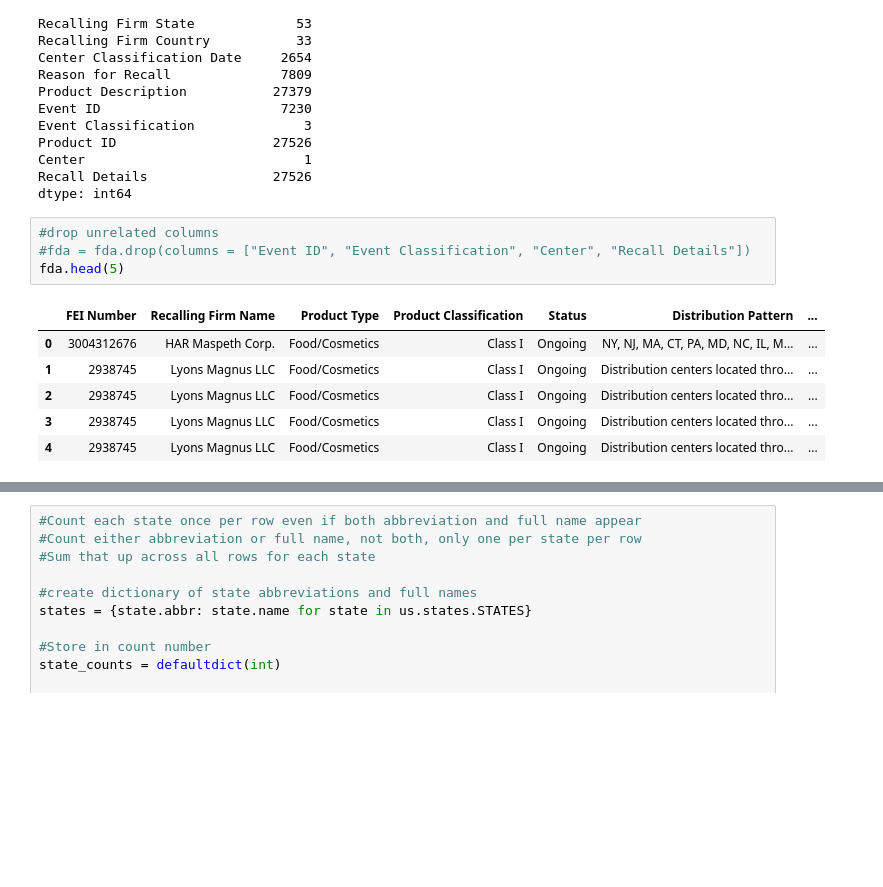
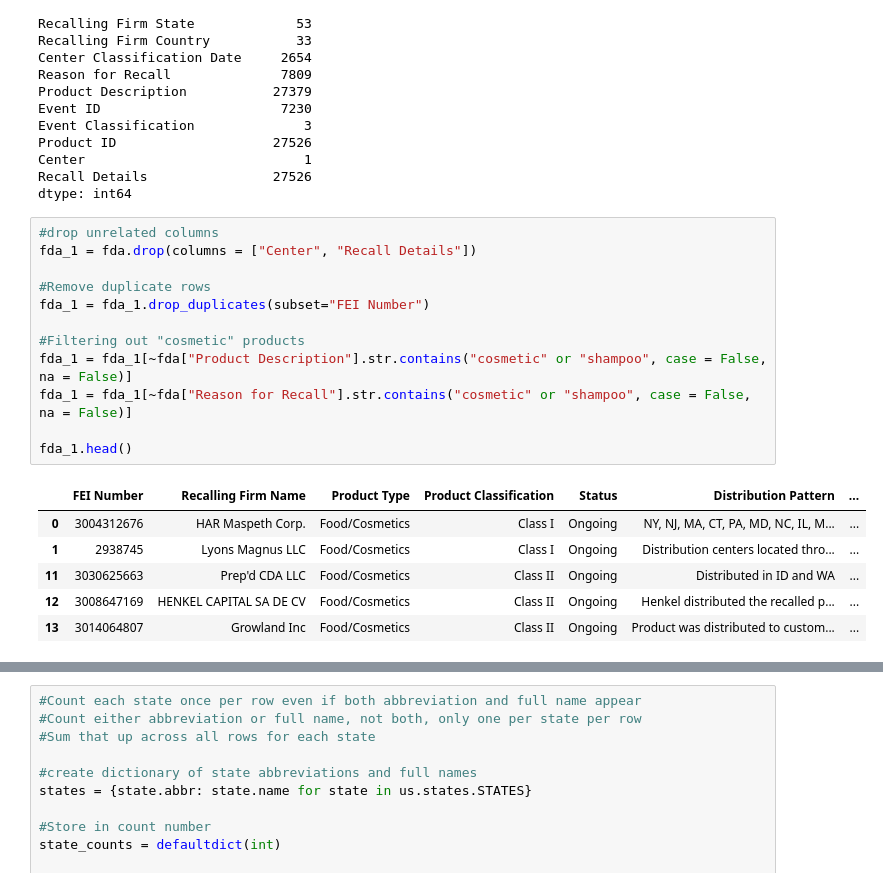
Before and after one commit to Pimtroja/Food_Recall_Trends_Impact, a Jupyter notebook: DataCleaning2.ipynb, the cells around one changed output, grey strips where cells are left out. Drawn from its saved outputs; the diff is of its cells as text; blank space fills up the shorter version.

```diff
--- a/DataCleaning2.ipynb
+++ b/DataCleaning2.ipynb
@@ -116,12 +118,20 @@ Recall Details                27526
 dtype: int64
 # %%
 #drop unrelated columns
-#fda = fda.drop(columns = ["Event ID", "Event Classification", "Center", "Recall Details"])
-fda.head(5)
+fda_1 = fda.drop(columns = ["Center", "Recall Details"])
+
+#Remove duplicate rows
+fda_1 = fda_1.drop_duplicates(subset="FEI Number")
+
+#Filtering out "cosmetic" products
+fda_1 = fda_1[~fda["Product Description"].str.contains("cosmetic" or "shampoo", case = False, na = False)]
+fda_1 = fda_1[~fda["Reason for Recall"].str.contains("cosmetic" or "shampoo", case = False, na = False)]
+
+fda_1.head()
 # %% [output]
 |  | FEI Number | Recalling Firm Name | Product Type | Product Classification | Status | Distribution Pattern | ... |
 | 0 | 3004312676 | HAR Maspeth Corp. | Food/Cosmetics | Class I | Ongoing | NY, NJ, MA, CT, PA, MD, NC, IL, M... | ... |
 | 1 | 2938745 | Lyons Magnus LLC | Food/Cosmetics | Class I | Ongoing | Distribution centers located thro... | ... |
-| 2 | 2938745 | Lyons Magnus LLC | Food/Cosmetics | Class I | Ongoing | Distribution centers located thro... | ... |
-| 3 | 2938745 | Lyons Magnus LLC | Food/Cosmetics | Class I | Ongoing | Distribution centers located thro... | ... |
-| 4 | 2938745 | Lyons Magnus LLC | Food/Cosmetics | Class I | Ongoing | Distribution centers located thro... | ... |
+| 11 | 3030625663 | Prep'd CDA LLC | Food/Cosmetics | Class II | Ongoing | Distributed in ID and WA | ... |
+| 12 | 3008647169 | HENKEL CAPITAL SA DE CV | Food/Cosmetics | Class II | Ongoing | Henkel distributed the recalled p... | ... |
+| 13 | 3014064807 | Growland Inc | Food/Cosmetics | Class II | Ongoing | Product was distributed to custom... | ... |
```
Also changed, not shown: parts of 8 cells of this notebook.
